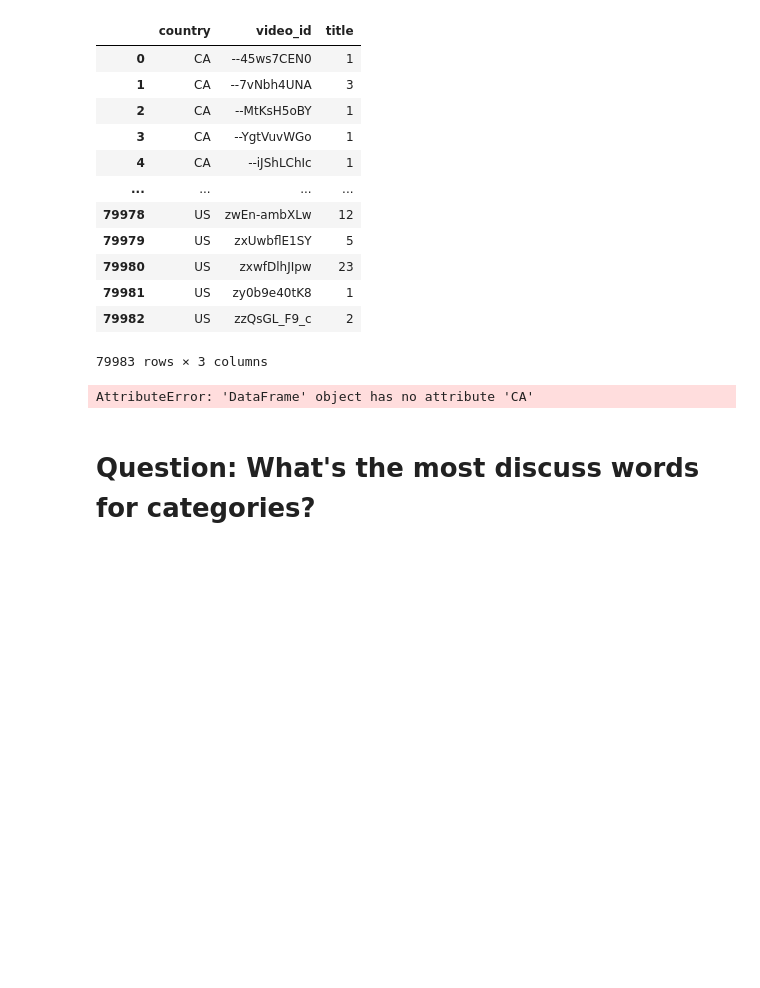
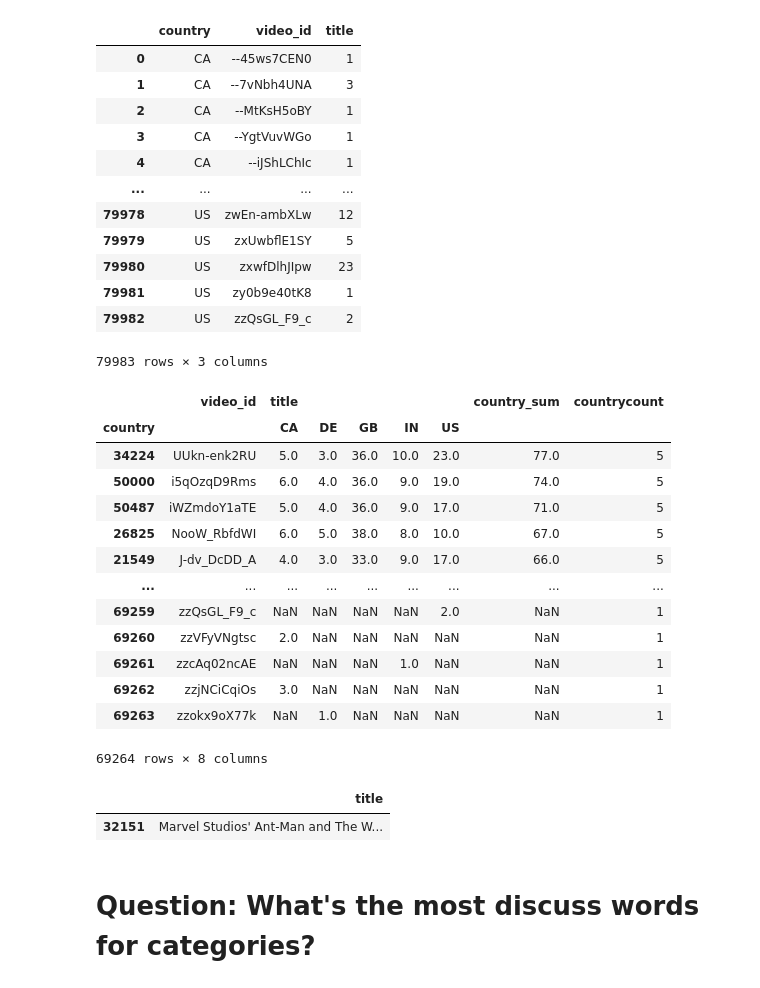
Before and after one commit to nilayduzkesen/EDA-Youtube-Project, a Jupyter notebook: EDA-Youtube Project!.ipynb, the cells around one changed output. Saved outputs shown, nothing was run; the diff lists cells and outputs as text; code cells hidden in the pictures; blank space fills up the shorter version.

```diff
--- a/EDA-Youtube Project!.ipynb
+++ b/EDA-Youtube Project!.ipynb
@@ -377,11 +389,37 @@ new_dataa
 | 79981 | US | zy0b9e40tK8 | 1 |
 | 79982 | US | zzQsGL_F9_c | 2 |
 79983 rows × 3 columns
-# %%
-y = new_dataa.pivot('video_id','country').reset_index()
-y['countrycount'] = y.CA.notnull()+y.DE.notnull()+y.GB.notnull()+y.IN.notnull()+ y.US.notnull()
-# %% [output]
-AttributeError: 'DataFrame' object has no attribute 'CA'
+# %%
+x =new_dataa.pivot('video_id','country').reset_index()
+y =x.iloc[:,1:7].notnull().astype('int')
+z =x.iloc[:,1:7]
+
+x['country_sum']=z.iloc[:,0]+z.iloc[:,1]+z.iloc[:,2]+z.iloc[:,3]+z.iloc[:,4]
+
+x['countrycount']=y.iloc[:,0]+y.iloc[:,1]+y.iloc[:,2]+y.iloc[:,3]+y.iloc[:,4]
+x.sort_values(by = 'country_sum',ascending=False)
+# %% [output]
+|  | video_id | title |  |  |  |  | country_sum | countrycount |
+| country |  | CA | DE | GB | IN | US |  |  |
+| 34224 | UUkn-enk2RU | 5.0 | 3.0 | 36.0 | 10.0 | 23.0 | 77.0 | 5 |
+| 50000 | i5qOzqD9Rms | 6.0 | 4.0 | 36.0 | 9.0 | 19.0 | 74.0 | 5 |
+| 50487 | iWZmdoY1aTE | 5.0 | 4.0 | 36.0 | 9.0 | 17.0 | 71.0 | 5 |
+| 26825 | NooW_RbfdWI | 6.0 | 5.0 | 38.0 | 8.0 | 10.0 | 67.0 | 5 |
+| 21549 | J-dv_DcDD_A | 4.0 | 3.0 | 33.0 | 9.0 | 17.0 | 66.0 | 5 |
+| ... | ... | ... | ... | ... | ... | ... | ... | ... |
+| 69259 | zzQsGL_F9_c | NaN | NaN | NaN | NaN | 2.0 | NaN | 1 |
+| 69260 | zzVFyVNgtsc | 2.0 | NaN | NaN | NaN | NaN | NaN | 1 |
+| 69261 | zzcAq02ncAE | NaN | NaN | NaN | 1.0 | NaN | NaN | 1 |
+| 69262 | zzjNCiCqiOs | 3.0 | NaN | NaN | NaN | NaN | NaN | 1 |
+| 69263 | zzokx9oX77k | NaN | 1.0 | NaN | NaN | NaN | NaN | 1 |
+69264 rows × 8 columns
+# %%
+#Lets see that is the common video appeared among countries
+
+all_df.reset_index()[all_df.reset_index().video_id == 'UUkn-enk2RU'][['title']].head(1)
+# %% [output]
+|  | title |
+| 32151 | Marvel Studios' Ant-Man and The W... |
 # %% [markdown]
 # Question: What's the most discuss words for categories?
 # %%
```
Also changed, not shown: parts of 20 cells of this notebook.
